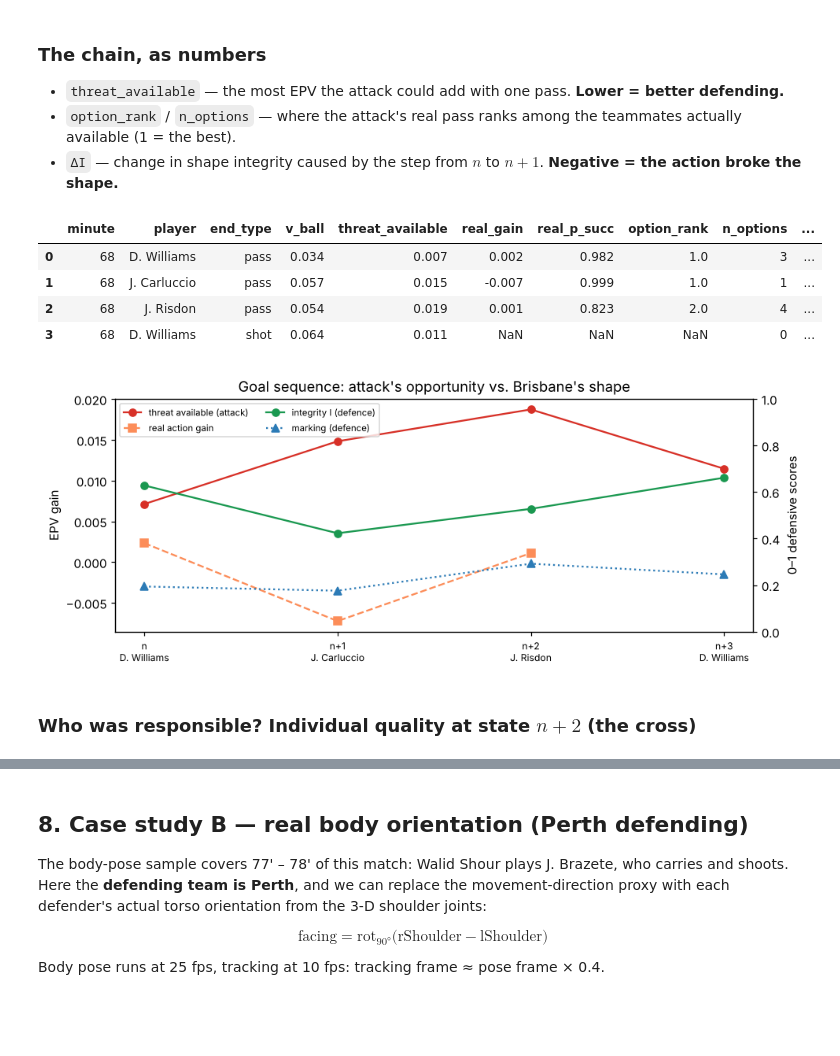
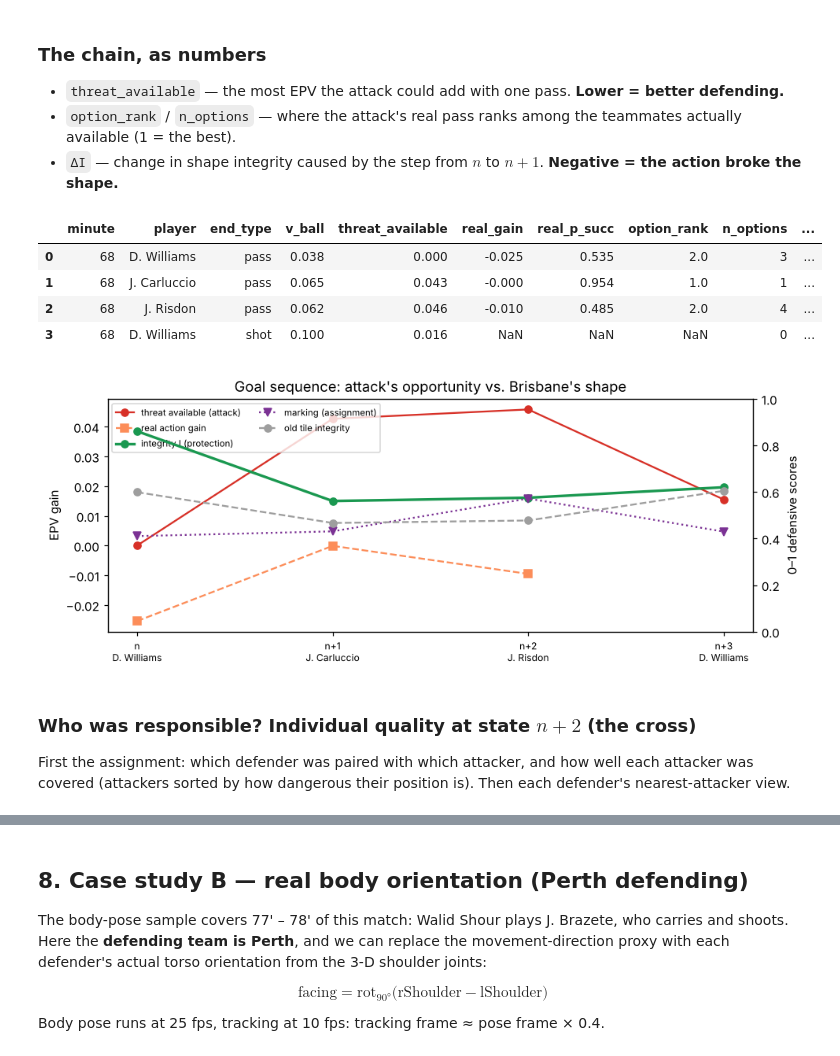
Before and after one commit to SkillCorner/opendata, a Jupyter notebook: notebooks/defensive_shape_integrity.ipynb, the cells around one changed output, grey strips where cells are left out. Drawn from its saved outputs; the diff is of its cells as text; code cells hidden in the pictures; blank space fills up the shorter version.

```diff
--- a/notebooks/defensive_shape_integrity.ipynb
+++ b/notebooks/defensive_shape_integrity.ipynb
@@ -452,8 +643,9 @@ def value_points(st, ball, pts, facing, recv=None):
     T = time_to_reach(st, pts, facing)
     if recv is not None:
         for j, (ri, rt) in enumerate(recv):
-            if ri is not None and rt is not None:
-                T[ri, j] = min(T[ri, j], rt)
+            if ri is not None and rt is not None and not np.isnan(rt):
+                rt_eff = rt + (1 - RUN_CREDIT) * max(0.0, T[ri, j] - rt)   # RUN_CREDIT = 1: arrives exactly on time
+                T[ri, j] = min(T[ri, j], rt_eff)
     att = st.attacking.to_numpy()
     eff = lambda t, tb: np.maximum(t, tb) + TIE_BREAK * t
     d_ball = np.linalg.norm(pts - ball, axis=1)
@@ -470,8 +662,9 @@ def value_points(st, ball, pts, facing, recv=None):
     p_att_loft = sig(K_LOGIT * (eff(T[~att].min(0), t_loft) - eff(T[att].min(0), t_loft)))
     p_loft = np.where(d_ball > LOFT_MIN_DIST, LOFT_CONTROL * p_att_loft, 0.0)
     p_succ = np.maximum(p_ground, p_loft)
-    gain = p_succ * value_at(pts) - (1 - p_succ) * value_at(-pts) - value_at(ball)
-    return p_succ, gain
+    v_pts = context_value(st, pts, T)
+    gain = p_succ * v_pts - (1 - p_succ) * value_at(-pts) - ball_value(st, ball, facing)
+    return p_succ, gain, v_pts
 
 def real_options(ev, st, ball, frame, facing):
     """Every teammate available at the moment of the pass, projected forward and valued. One row per option."""
@@ -488,7 +681,7 @@ def real_options(ev, st, ball, frame, facing):
     df = pd.DataFrame(rows)
     if len(df):
         pts = df[["x", "y"]].to_numpy(float)
-        df["p_succ"], df["gain"] = value_points(st, ball, pts, facing, list(zip(df.row, df.t_arrive)))
+        df["p_succ"], df["gain"], df["v_target"] = value_points(st, ball, pts, facing, list(zip(df.row, df.t_arrive)))
         df["sc_value"] = df.sc_xthreat * df.sc_xpass          # SkillCorner's expected threat of the option
     return df
 
@@ -517,7 +710,9 @@ def evaluate_state(i, facing_override=None, with_tiling=True):
            "pass_completed": ev.pass_outcome == "successful" if ev.end_type == "pass" else np.nan,
            "epv_start": ev.possession_epv_for_start, "pass_epv_delta": ev.pass_epv_delta_for}
     if tl is not None:
-        out.update(integrity=tl["integrity"], links_broken=tl["links_broken"], n_links=tl["n_links"],
+        out.update(integrity=tl["integrity"], integrity_old=tl["integrity_old"], protection=tl["protection"],
+                   free_attacker=tl["free_attacker"], free_attacker_covered=tl["free_attacker_covered"],
+                   marking_assigned=tl["marking_assigned"], links_broken=tl["links_broken"], n_links=tl["n_links"],
                    n_stretched=tl["n_stretched"], marking=tl["players"].marking.mean(),
                    orientation=tl["players"].orientation.mean())
 
@@ -536,7 +731,7 @@ def evaluate_state(i, facing_override=None, with_tiling=True):
         r = real.iloc[0]
         others = opts[~opts.targeted]
         out.update(real_xy=(r.x, r.y), real_gain=r.gain, real_p_succ=r.p_succ,
-                   real_reward=float(value_at(np.array([r.x, r.y])) - pc["v_ball"]),
+                   real_reward=float(r.v_target - pc["v_ball"]),
                    target_source="targeted option", target_method=r.method, options=opts, n_options=len(opts),
                    option_rank=int((others.gain > r.gain).sum() + 1),
                    option_percentile=(others.gain < r.gain).mean() if len(others) else np.nan,
@@ -549,13 +744,12 @@ def evaluate_state(i, facing_override=None, with_tiling=True):
     nxt = pp.loc[i + 1] if i + 1 < len(pp) else None
     if nxt is not None and nxt.team_id == ev.team_id:
         rec = np.array([nxt.x_start, nxt.y_start])
-        ps_rec, g_rec = value_points(st, ball, [rec], pc["facing"])
+        ps_rec, g_rec, v_rec = value_points(st, ball, [rec], pc["facing"])
         out["p_succ_at_reception"], out["gain_at_reception"] = ps_rec[0], g_rec[0]
         if not len(real):                            # no targeted option recorded: fall back to the reception point
-            ps, g = value_points(st, ball, [rec], pc["facing"])
-            out.update(real_xy=tuple(rec), real_gain=g[0], real_p_succ=ps[0],
-                       real_reward=float(value_at(rec) - pc["v_ball"]), target_source="next possession",
-                       cell_percentile=(gain[reachable] < g[0]).mean())
+            out.update(real_xy=tuple(rec), real_gain=g_rec[0], real_p_succ=ps_rec[0],
+                       real_reward=float(v_rec[0] - pc["v_ball"]), target_source="next possession",
+                       cell_percentile=(gain[reachable] < g_rec[0]).mean())
     return out, st, ball, pc, tl
 
 def draw_state(out, st, ball, pc, tl, ax, layer="gain", title=None, info=True, show_best=True, title_size=10,
@@ -604,7 +798,9 @@ def draw_state(out, st, ball, pc, tl, ax, layer="gain", title=None, info=True, s
     if not info:
         return
     txt = (f"threat available {out['threat_available']:+.3f}\n"
-           f"integrity I = {out['integrity']:.2f} | broken links {out['links_broken']}/{out['n_links']}"
+           f"integrity I = {out['integrity']:.2f} | marking {out['marking_assigned']:.2f} "
+           f"(most dangerous free: {out['free_attacker']})\n"
+           f"old tile integrity {out['integrity_old']:.2f} | broken links {out['links_broken']}/{out['n_links']}"
            f" | stretched tiles {out['n_stretched']}\n"
            f"marking {out['marking']:.2f} | orientation {out['orientation']:.2f}")
     if not np.isnan(out.get("real_gain", np.nan)):
@@ -648,34 +844,38 @@ def chain_table(states):
     df["ΔI_next"] = df.integrity.shift(-1) - df.integrity
     df["Δthreat_next"] = df.threat_available.shift(-1) - df.threat_available
     cols = ["minute", "player", "end_type", "v_ball", "threat_available", "real_gain", "real_p_succ", "option_rank", "n_options",
-            "integrity", "ΔI_next", "links_broken", "n_links", "n_stretched", "marking", "orientation", "Δthreat_next"]
+            "integrity", "ΔI_next", "marking_assigned", "free_attacker", "free_attacker_covered", "integrity_old", "links_broken", "n_links",
+            "Δthreat_next"]
     return df[cols]
 
 goal_chain = chain_table(goal_states)
 goal_chain.round(3)
 # %% [output]
 |  | minute | player | end_type | v_ball | threat_available | real_gain | real_p_succ | option_rank | n_options | ... |
-| 0 | 68 | D. Williams | pass | 0.034 | 0.007 | 0.002 | 0.982 | 1.0 | 3 | ... |
-| 1 | 68 | J. Carluccio | pass | 0.057 | 0.015 | -0.007 | 0.999 | 1.0 | 1 | ... |
-| 2 | 68 | J. Risdon | pass | 0.054 | 0.019 | 0.001 | 0.823 | 2.0 | 4 | ... |
-| 3 | 68 | D. Williams | shot | 0.064 | 0.011 | NaN | NaN | NaN | 0 | ... |
+| 0 | 68 | D. Williams | pass | 0.038 | 0.000 | -0.025 | 0.535 | 2.0 | 3 | ... |
+| 1 | 68 | J. Carluccio | pass | 0.065 | 0.043 | -0.000 | 0.954 | 1.0 | 1 | ... |
+| 2 | 68 | J. Risdon | pass | 0.062 | 0.046 | -0.010 | 0.485 | 2.0 | 4 | ... |
+| 3 | 68 | D. Williams | shot | 0.100 | 0.016 | NaN | NaN | NaN | 0 | ... |
 # %%
 def plot_chain(df, title):
     fig, ax1 = plt.subplots(figsize=(9, 3.6))
     x = np.arange(len(df)); labels = [f"n+{k}\n{p}" if k else f"n\n{p}" for k, p in enumerate(df.player)]
     ax1.plot(x, df.threat_available, "o-", c="#d73027", label="threat available (attack)")
     ax1.plot(x, df.real_gain, "s--", c="#fc8d59", label="real action gain")
     ax1.set_ylabel("EPV gain"); ax1.set_xticks(x); ax1.set_xticklabels(labels, fontsize=8)
     ax2 = ax1.twinx()
-    ax2.plot(x, df.integrity, "o-", c="#1a9850", label="integrity I (defence)")
-    ax2.plot(x, df.marking, "^:", c="#2c7bb6", label="marking (defence)")
+    ax2.plot(x, df.integrity, "o-", c="#1a9850", lw=2.2, label="integrity I (protection)")
+    ax2.plot(x, df.marking_assigned, "v:", c="#7b3294", label="marking (assignment)")
+    ax2.plot(x, df.integrity_old, "o--", c="#9e9e9e", label="old tile integrity")
     ax2.set_ylim(0, 1); ax2.set_ylabel("0–1 defensive scores")
     h1, l1 = ax1.get_legend_handles_labels(); h2, l2 = ax2.get_legend_handles_labels()
     ax1.legend(h1 + h2, l1 + l2, fontsize=7.5, loc="upper left", ncol=2)
     ax1.set_title(title); plt.tight_layout(); plt.show()
 
 plot_chain(goal_chain, "Goal sequence: attack's opportunity vs. Brisbane's shape")
 # %% [output]
-[figure, old version]
+[figure, new version]
-# %% [markdown]
-### Who was responsible? Individual quality at state $n+2$ (the cross)
+# %% [markdown]
+### Who was responsible? Individual quality at state $n+2$ (the cross)
+First the assignment: which defender was paired with which attacker, and how well each attacker was covered
+(attackers sorted by how dangerous their position is). Then each defender's nearest-attacker view.
```
Also changed, not shown: parts of 45 cells of this notebook, 6 other files.
